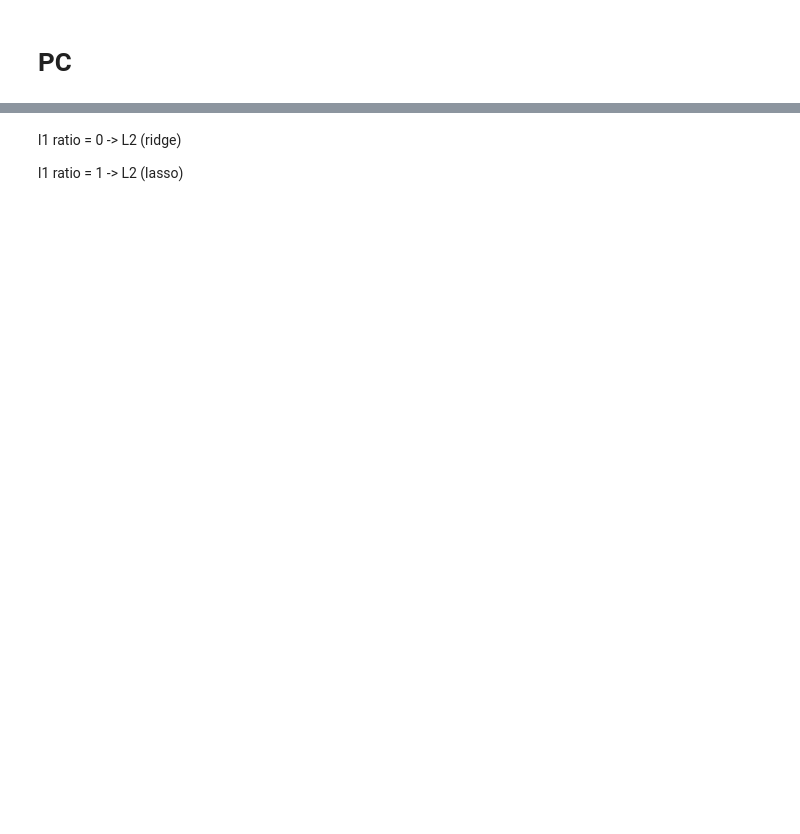
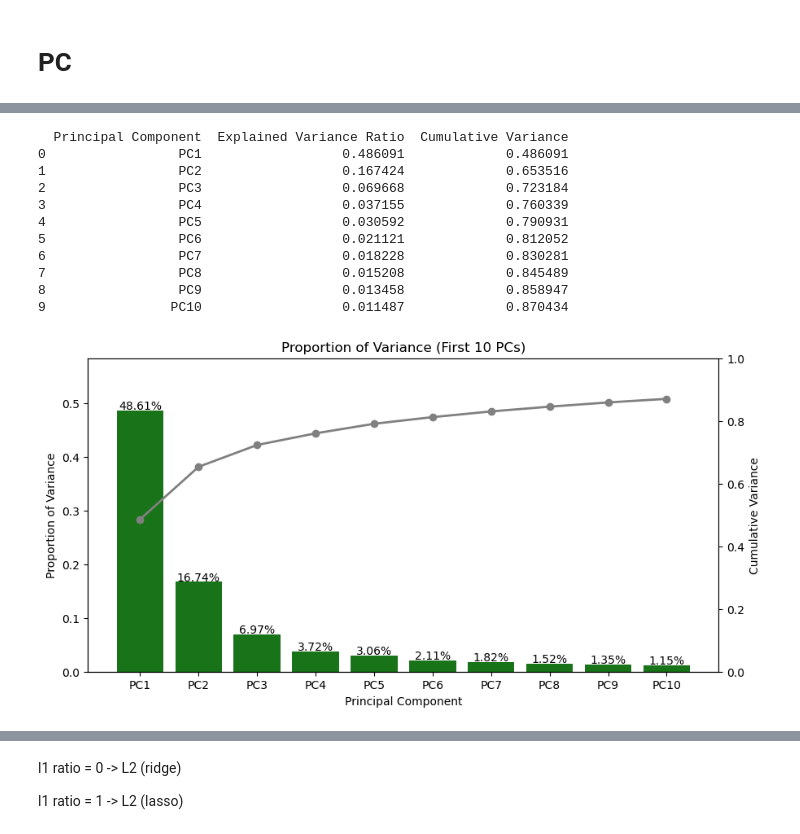
Before and after one commit to simmelholt/ML-codes, a Jupyter notebook: Master Thesis.ipynb, the cells around one changed output, grey strips where cells are left out. Cells and saved outputs as stored; diff of their text form; code cells hidden in the pictures; blank space fills up the shorter version.

```diff
--- a/Master Thesis.ipynb
+++ b/Master Thesis.ipynb
@@ -1075 +783,60 @@ plt.show()
+# %%
+from sklearn.decomposition import PCA
+
+test_PC = demarket(df_daily, spx_daily_ret)
+test_PC = test_PC[0]
+pca = PCA(n_components=153)
+pca.fit(test_PC)
+
+# Extract explained variance ratio and cumulative variance
+explained_variance_ratio = pca.explained_variance_ratio_
+cumulative_variance = np.cumsum(explained_variance_ratio)
+
+# Create DataFrame for display
+pca_df = pd.DataFrame({
+    "Principal Component": [f"PC{i+1}" for i in range(153)],
+    "Explained Variance Ratio": explained_variance_ratio,
+    "Cumulative Variance": cumulative_variance
+})
+
+# Display first 10 PCs
+print(pca_df.head(10))
+
+# Plot explained variance
+fig, ax1 = plt.subplots(figsize=(10, 5))
+
+# Bar plot for explained variance
+bars = ax1.bar(range(1, 11), explained_variance_ratio[:10], color='darkgreen', alpha=0.9)
+ax1.set_xlabel("Principal Component")
+ax1.set_ylabel("Proportion of Variance")
+ax1.set_ylim(0, max(explained_variance_ratio[:10]) * 1.2)
+ax1.set_xticks(range(1, 11))
+ax1.set_xticklabels([f"PC{i}" for i in range(1, 11)])
+
+# Annotate bars with percentages
+for bar, percentage in zip(bars, explained_variance_ratio[:10]):
+    ax1.text(bar.get_x() + bar.get_width() / 2, bar.get_height() + 0.002, f"{percentage:.2%}", ha='center', fontsize=10)
+
+# Secondary axis for cumulative variance
+ax2 = ax1.twinx()
+ax2.plot(range(1, 11), cumulative_variance[:10], color='gray', marker='o', linestyle='-', linewidth=2)
+ax2.set_ylabel("Cumulative Variance")
+ax2.set_ylim(0, 1)
+
+plt.title("Proportion of Variance (First 10 PCs)")
+plt.grid(False)
+plt.show()
+# %% [output]
+  Principal Component  Explained Variance Ratio  Cumulative Variance
+0                 PC1                  0.486091             0.486091
+1                 PC2                  0.167424             0.653516
+2                 PC3                  0.069668             0.723184
+3                 PC4                  0.037155             0.760339
+4                 PC5                  0.030592             0.790931
+5                 PC6                  0.021121             0.812052
+6                 PC7                  0.018228             0.830281
+7                 PC8                  0.015208             0.845489
+8                 PC9                  0.013458             0.858947
+9                PC10                  0.011487             0.870434
+[figure, added]
 # %%
```
Also changed, not shown: parts of 43 cells of this notebook, 1 other file.
